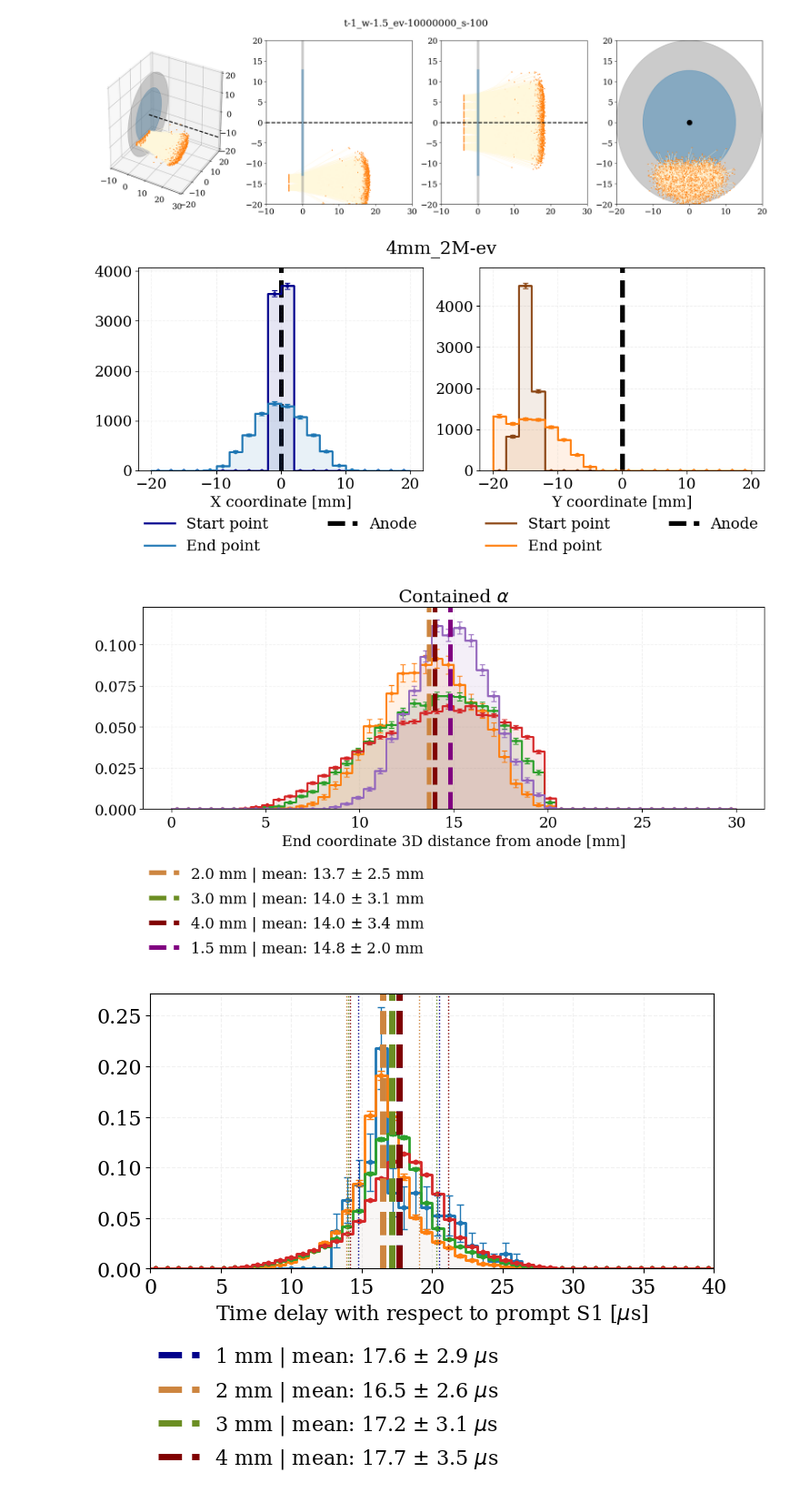
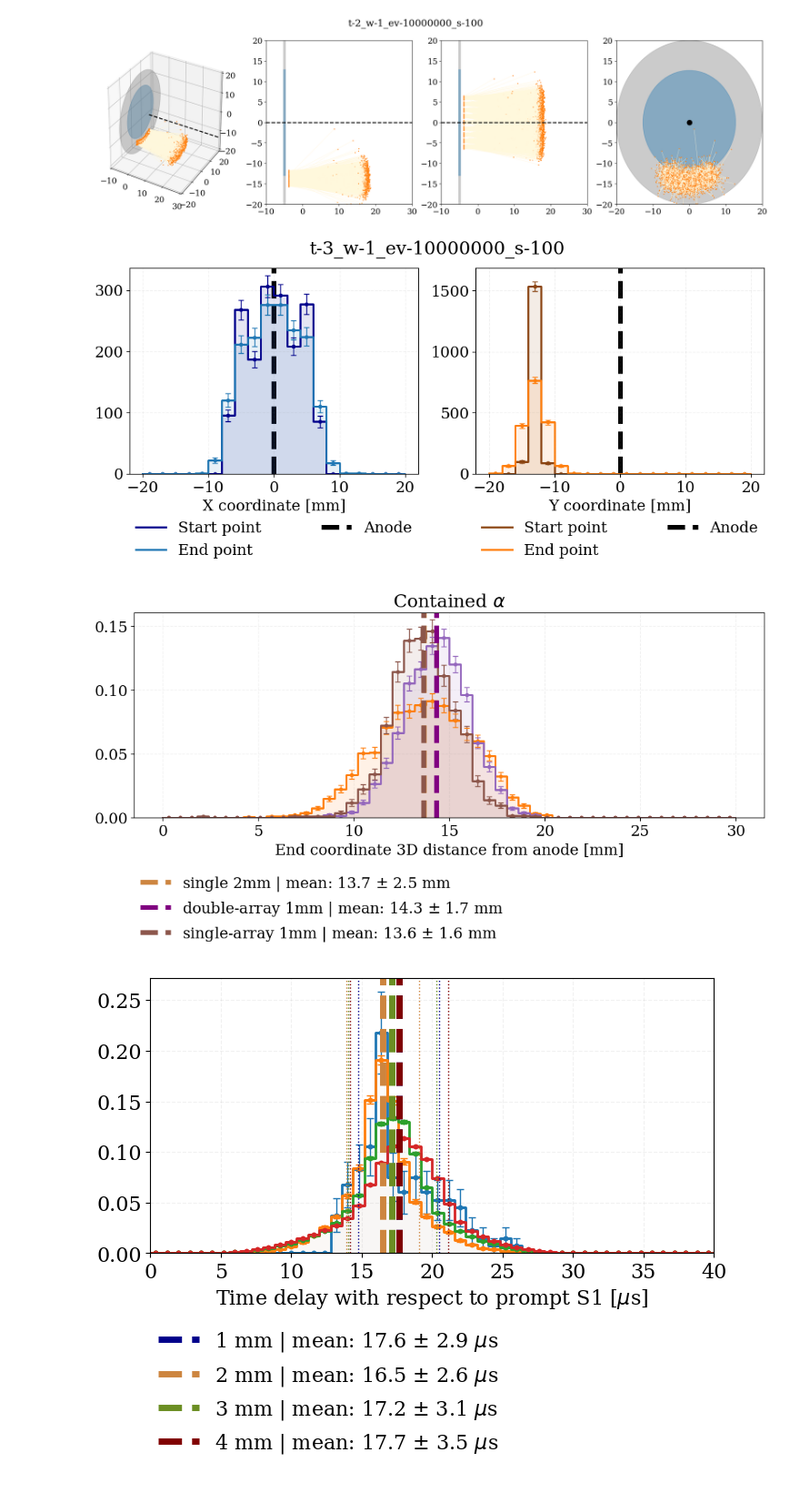
Before and after one commit to sdporzio/Geant4AlphaSourceLamp, a Jupyter notebook: ana/simpleAna.ipynb, the cells around one changed output. Shown: that part at 91% size. Cells and saved outputs as stored; diff of their text form; code cells hidden in the pictures.

```diff
--- a/ana/simpleAna.ipynb
+++ b/ana/simpleAna.ipynb
@@ -32,7 +32,9 @@ fNames = [
 't-0_w-2_ev-10000000_s-100',
 't-0_w-3_ev-10000000_s-100',
 't-0_w-4_ev-10000000_s-100',
-'t-1_w-1.5_ev-10000000_s-100'
+'t-1_w-1.5_ev-10000000_s-100',
+'t-2_w-1_ev-10000000_s-100',
+'t-3_w-1_ev-10000000_s-100'
 ]
 
 md, tr, ev, alphas, contAlphas = {}, {}, {}, {}, {}
@@ -49,7 +51,7 @@ for fName in tqdm(fNames):
     contAlphas[fName] = alphas[fName].query('exitedCollection==0') # Select fully contained alphas
 # %%
 # Select file
-fName = fNames[4]
+fName = fNames[5]
 
 # Create array of coordinates
 xs, ys, zs = [],[],[]
@@ -65,7 +67,7 @@ import mpl_toolkits.mplot3d.art3d as art3d
 
 width = 40
 length = 40
-offset = 0
+offset = -5
 
 zlims = [-10,length-10]
 xlims = [-width/2.,width/2.]
@@ -142,10 +144,10 @@ plt.ylim(ylims)
 plt.suptitle(fName)
 plt.show()
 # %% [output]
-[figure, old version]
+[figure, new version]
 # %%
 # Select file
-fName = fNames[3]
+fName = fNames[6]
 
 nbins=20
 
@@ -170,33 +172,34 @@ plt.suptitle(fName)
 
 plt.show()
 # %% [output]
-[figure, old version]
+[figure, new version]
 # %%
 nbins=50
-colors = ['C0','C1','C2','C3','C4']
-dcolors = ['darkblue','peru','olivedrab','maroon','purple']
+colors = ['C0','C1','C2','C3','C6','C4','C5']
+dcolors = ['darkblue','peru','olivedrab','maroon','pink','purple','C5']
+labs = ['single 1mm', 'single 2mm', 'single 3mm', 'single 4mm', 'double-array 1.5 mm','double-array 1mm','single-array 1mm']
+curr_fnames_idx = [1,5,6]
 
 fig = plt.figure(figsize=(12,4),facecolor='white',dpi=100)
-for i in range(len(fNames)-1):
-    i = i+1
+for i in curr_fnames_idx:
     fName = fNames[i]
     #     toPlot = alphas[fName]
     toPlot = contAlphas[fName]
     width = widths[i]
     mean = toPlot['distEnd'].mean()
     std = toPlot['distEnd'].std()
     hp.HepHist(toPlot['distEnd'],norm=True,nbins=nbins,xlims=[0,30],color=colors[i])
-    plt.axvline(mean,ls='--',lw=5,color=dcolors[i],label=f'{width} mm | mean: {mean:.1f}'+r' $\pm$ '+f'{std:.1f} mm')
+    plt.axvline(mean,ls='--',lw=5,color=dcolors[i],label=f'{labs[i]} | mean: {mean:.1f}'+r' $\pm$ '+f'{std:.1f} mm')
 #     plt.axvline(mean+std,ls=':',lw=1,color=dcolors[i])
 #     plt.axvline(mean-std,ls=':',lw=1,color=dcolors[i])
 plt.grid(ls='--',color='C7',alpha=0.1)
 plt.legend(bbox_to_anchor=(0, -0.25, 1, 0), loc=2, ncol=1, mode="expand", borderaxespad=0, frameon=False)
 plt.xlabel('End coordinate 3D distance from anode [mm]')
 # plt.title(r'Total $\alpha$ emitted')
 plt.title(r'Contained $\alpha$')
 plt.show()
 # %% [output]
-[figure, old version]
+[figure, new version]
 # %%
 from scipy import interpolate
 xs = [0,1,15]
```
Also changed, not shown: 10 other files.
